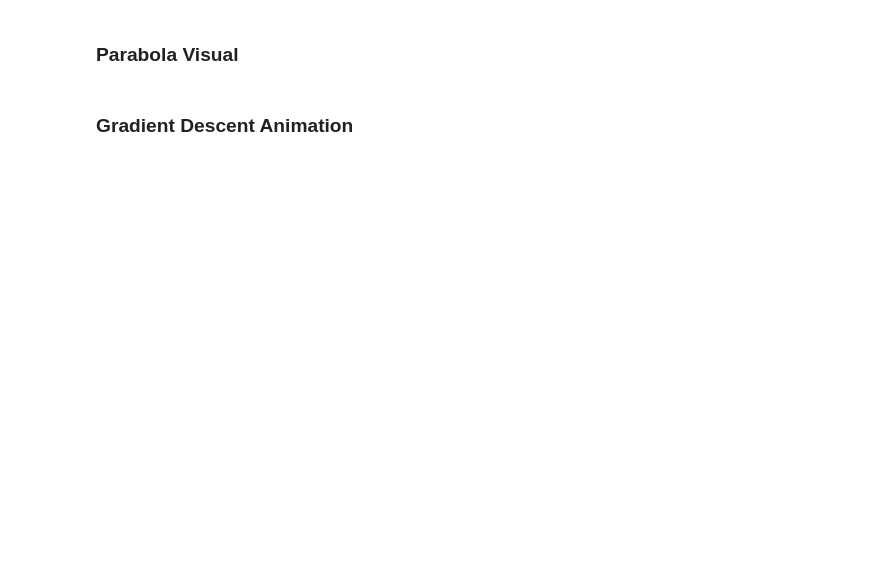
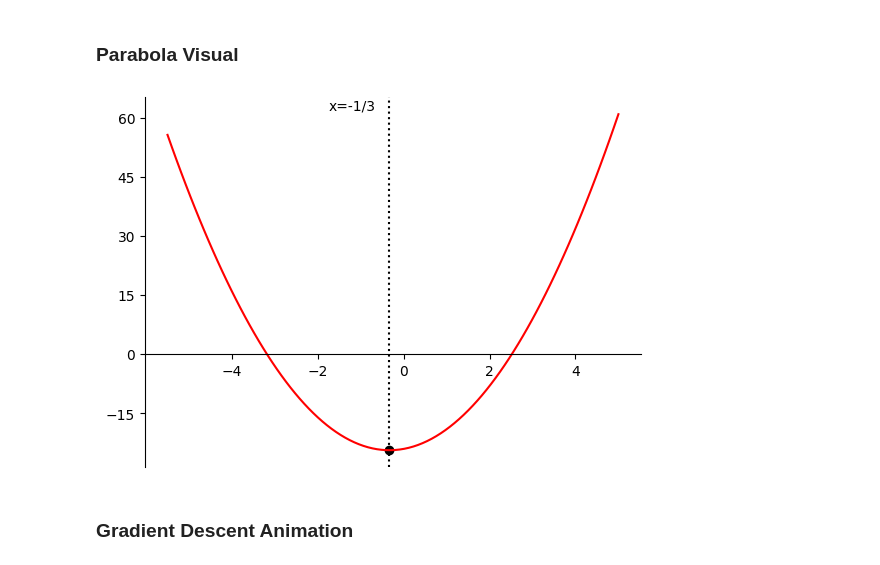
Before and after one commit to jakepenzak/blog-posts, a Jupyter notebook: Optimization/Main Driver.ipynb, the cells around one changed output. Saved outputs shown, nothing was run; the diff lists cells and outputs as text; code cells hidden in the pictures; blank space fills up the shorter version.

```diff
--- a/Optimization/Main Driver.ipynb
+++ b/Optimization/Main Driver.ipynb
@@ -284,28 +324,31 @@ rot_animation.save('Images/cover_rotation.gif', dpi=80, writer='imagemagick')
 # %%
 # Defining surface and axes
 x = np.linspace(-5.5, 5, 100)
 y = 3*x**2 + 2*x - 24
 
 # setting the axes at the centre
-fig = plt.figure(dpi=600)
+# dpi=600
+fig = plt.figure()
 ax = fig.add_subplot(1, 1, 1)
 # ax.spines['left'].set_position('zero')
 ax.spines['bottom'].set_position('zero')
 ax.spines['right'].set_color('none')
 ax.spines['top'].set_color('none')
 ax.xaxis.set_ticks_position('bottom')
 # ax.yaxis.set_ticks_position('right')
 ax.set_yticks([60,45,30,15,0,-15])
 ax.set_xticks([-4,-2,0,2,4])
 ax.text(x=-1.75,y=62,s="x=-1/3")
 ax.axvline(x=-1/3,linestyle=':',color='black')
 
 # plot the function
-plt.scatter(-1/3, float(function.evalf(subs=values[10])), c='black')
+plt.scatter(-1/3,  3*(-1/3)**2+2*(-1/3)-24, c='black')
 plt.plot(x,y,'r')
 
 # show the plot
 plt.show()
+# %% [output]
+[figure, added]
 # %% [markdown]
 ### Gradient Descent Animation
 # %%
```
Also changed, not shown: parts of 25 cells of this notebook, 1 other file.
